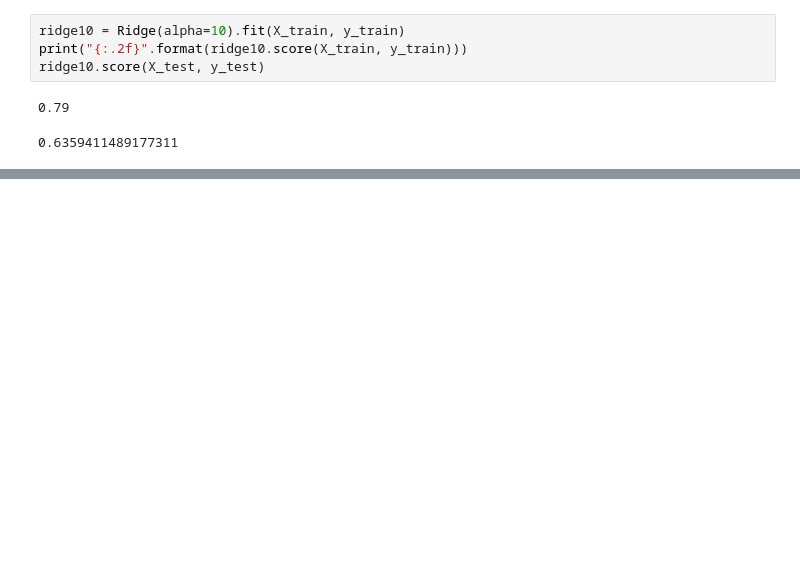
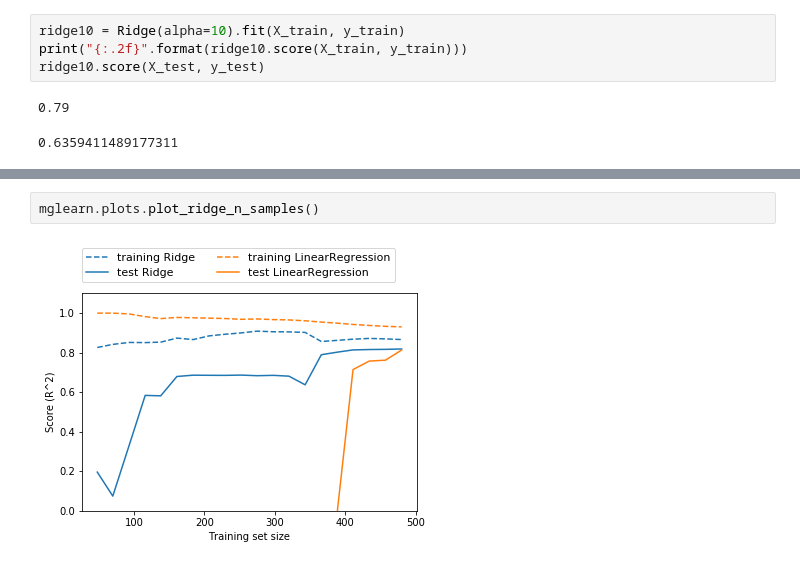
Before and after one commit to wushidiguo/scikit-learn, a Jupyter notebook: Untitled.ipynb, the cells around one changed output, grey strips where cells are left out. Cells and saved outputs as stored; diff of their text form; blank space fills up the shorter version.

```diff
--- a/Untitled.ipynb
+++ b/Untitled.ipynb
@@ -338,0 +358,4 @@ ridge01.score(X_test, y_test)
+# %%
+mglearn.plots.plot_ridge_n_samples()
+# %% [output]
+[figure, added]
```
Also changed, not shown: parts of 15 cells of this notebook.
